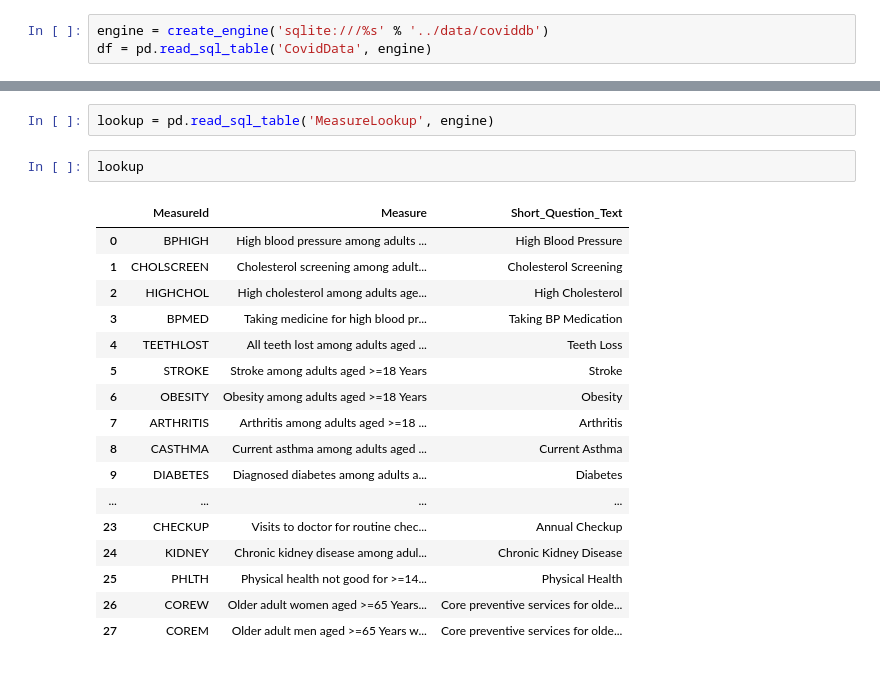
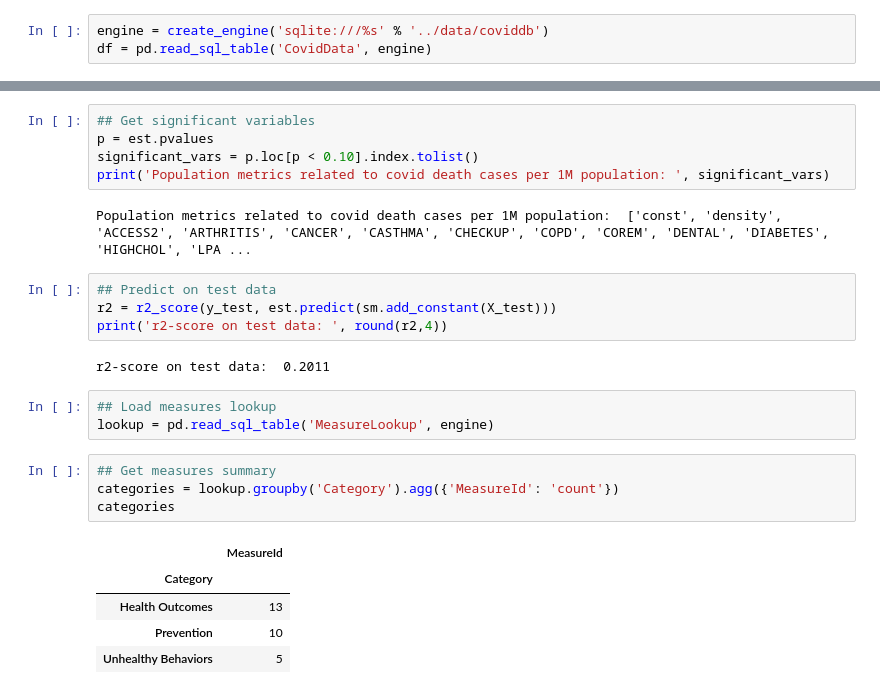
Before and after one commit to estella-zzz/data-science-projects, a Jupyter notebook: Covid19_vs_Population_Health/model/explore.ipynb, the cells around one changed output, grey strips where cells are left out. Saved outputs shown, nothing was run; the diff lists cells and outputs as text.

```diff
--- a/Covid19_vs_Population_Health/model/explore.ipynb
+++ b/Covid19_vs_Population_Health/model/explore.ipynb
@@ -48,22 +72,26 @@ fig.show()
+# %%
+## Get significant variables
+p = est.pvalues
+significant_vars = p.loc[p < 0.10].index.tolist()
+print('Population metrics related to covid death cases per 1M population: ', significant_vars)
+# %% [output]
+Population metrics related to covid death cases per 1M population:  ['const', 'density', 'ACCESS2', 'ARTHRITIS', 'CANCER', 'CASTHMA', 'CHECKUP', 'COPD', 'COREM', 'DENTAL', 'DIABETES', 'HIGHCHOL', 'LPA ...
+# %%
+## Predict on test data
+r2 = r2_score(y_test, est.predict(sm.add_constant(X_test)))
+print('r2-score on test data: ', round(r2,4))
+# %% [output]
+r2-score on test data:  0.2011
 # %%
+## Load measures lookup
 lookup = pd.read_sql_table('MeasureLookup', engine)
-# %%
-lookup
-# %% [output]
-|  | MeasureId | Measure | Short_Question_Text |
-| 0 | BPHIGH | High blood pressure among adults ... | High Blood Pressure |
-| 1 | CHOLSCREEN | Cholesterol screening among adult... | Cholesterol Screening |
-| 2 | HIGHCHOL | High cholesterol among adults age... | High Cholesterol |
-| 3 | BPMED | Taking medicine for high blood pr... | Taking BP Medication |
-| 4 | TEETHLOST | All teeth lost among adults aged ... | Teeth Loss |
-| 5 | STROKE | Stroke among adults aged >=18 Years | Stroke |
-| 6 | OBESITY | Obesity among adults aged >=18 Years | Obesity |
-| 7 | ARTHRITIS | Arthritis among adults aged >=18 ... | Arthritis |
-| 8 | CASTHMA | Current asthma among adults aged ... | Current Asthma |
-| 9 | DIABETES | Diagnosed diabetes among adults a... | Diabetes |
-| ... | ... | ... | ... |
-| 23 | CHECKUP | Visits to doctor for routine chec... | Annual Checkup |
-| 24 | KIDNEY | Chronic kidney disease among adul... | Chronic Kidney Disease |
-| 25 | PHLTH | Physical health not good for >=14... | Physical Health |
-| 26 | COREW | Older adult women aged >=65 Years... | Core preventive services for olde... |
-| 27 | COREM | Older adult men aged >=65 Years w... | Core preventive services for olde... |
+# %%
+## Get measures summary
+categories = lookup.groupby('Category').agg({'MeasureId': 'count'})
+categories
+# %% [output]
+|  | MeasureId |
+| Category |  |
+| Health Outcomes | 13 |
+| Prevention | 10 |
+| Unhealthy Behaviors | 5 |
```
Also changed, not shown: parts of 10 cells of this notebook.
